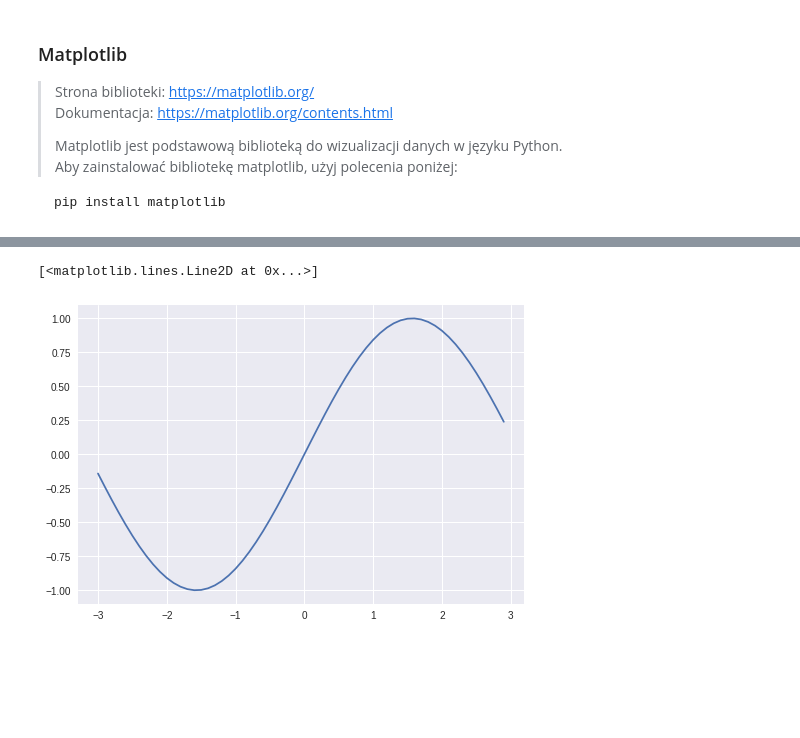
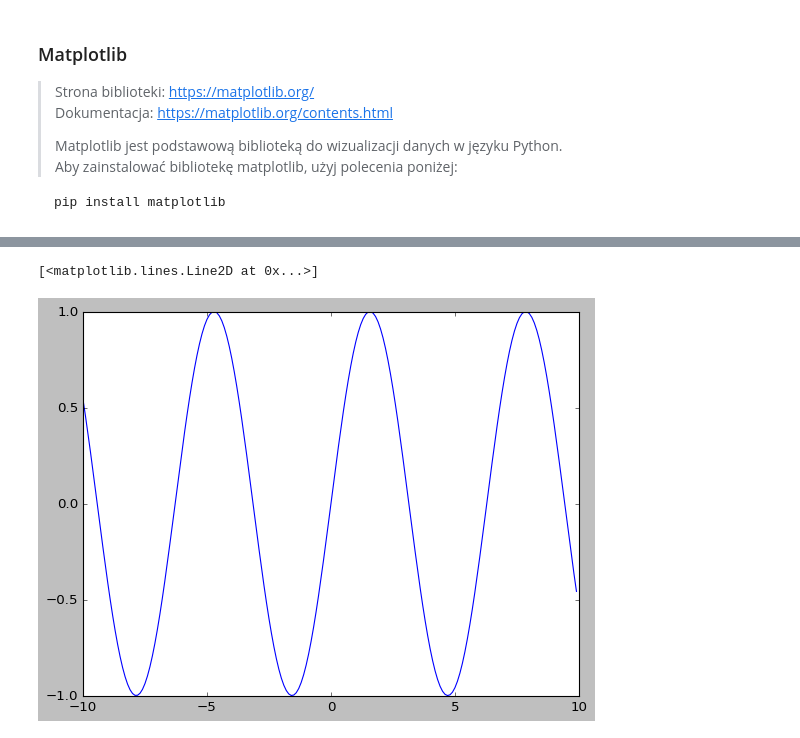
Before and after one commit to sebekpro/python-ds, a Jupyter notebook: 03_wizualizacje_danych/03_style.ipynb, the cells around one changed output, grey strips where cells are left out. Cells and saved outputs as stored; diff of their text form; code cells hidden in the pictures; blank space fills up the shorter version.

```diff
--- a/03_wizualizacje_danych/03_style.ipynb
+++ b/03_wizualizacje_danych/03_style.ipynb
@@ -17,7 +17,7 @@ pip install matplotlib
 import numpy as np
 import matplotlib.pyplot as plt
 # %%
-x = np.arange(-3, 3, 0.1)
+x = np.arange(-10, 10, 0.1)
 x_sin = np.sin(x)
 
 plt.plot(x, x_sin)
@@ -53,5 +53,5 @@ plt.style.available
 # %%
-plt.style.use('seaborn-ticks')
+plt.style.use('bmh')
 plt.plot(x, x_sin)
 # %% [output]
 [<matplotlib.lines.Line2D at 0x...>]
@@ -65,6 +65,6 @@ plt.plot(x, x_sin)
 # %%
-plt.style.use('seaborn')
+plt.style.use('classic')
 plt.plot(x, x_sin)
 # %% [output]
 [<matplotlib.lines.Line2D at 0x...>]
-[figure, old version]
+[figure, new version]
```
Also changed, not shown: parts of 5 cells of this notebook.
